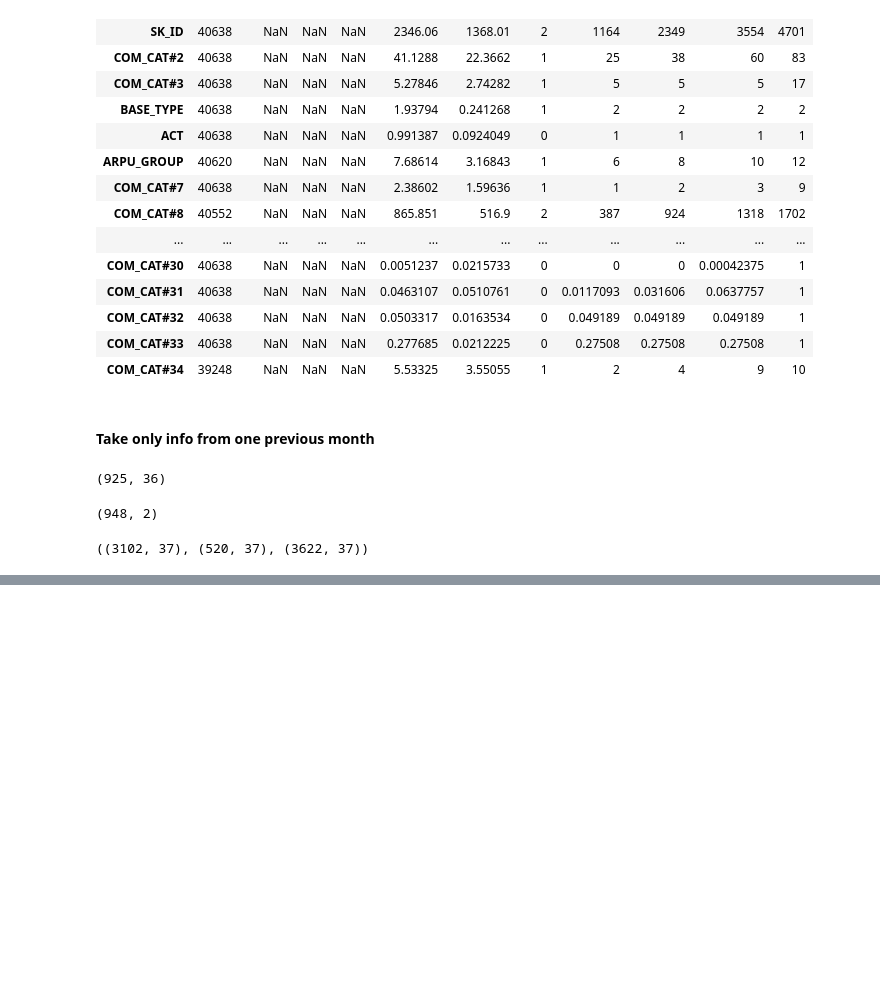
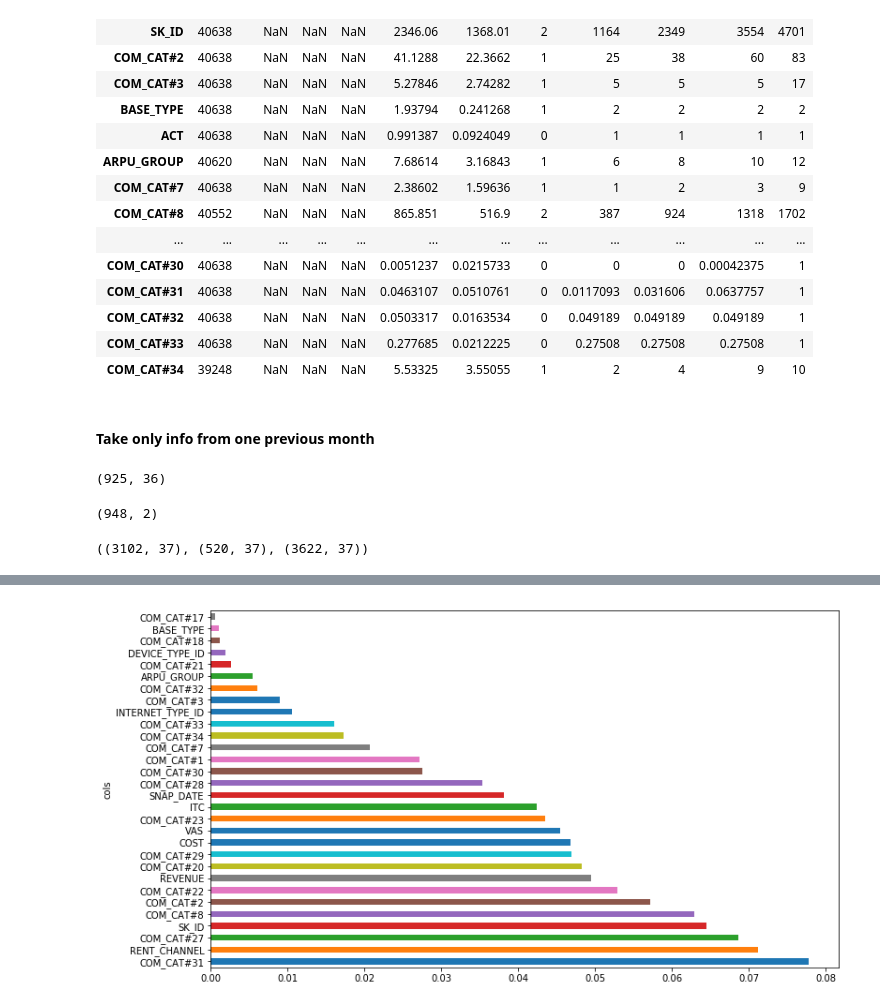
Before and after one commit to ademyanchuk/mlBootCamp2018, a Jupyter notebook: make-validation-system.ipynb, the cells around one changed output, grey strips where cells are left out. Saved outputs shown, nothing was run; the diff lists cells and outputs as text; code cells hidden in the pictures; blank space fills up the shorter version.

```diff
--- a/make-validation-system.ipynb
+++ b/make-validation-system.ipynb
@@ -487,0 +488,6 @@ Wall time: 247 ms
+# %%
+def plot_fi(fi): return fi.plot('cols', 'imp', 'barh', figsize=(12,7), legend=False)
+# %%
+plot_fi(fi[:30]);
+# %% [output]
+[figure, added]
```
Also changed, not shown: parts of 13 cells of this notebook, 1 other file.
